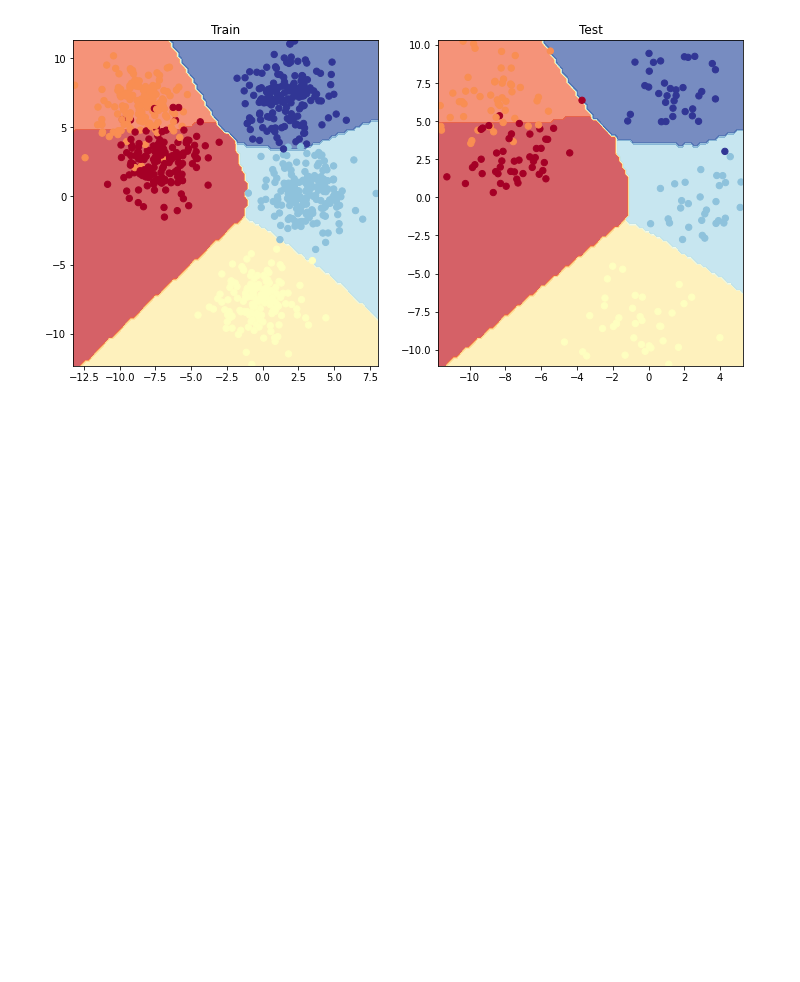
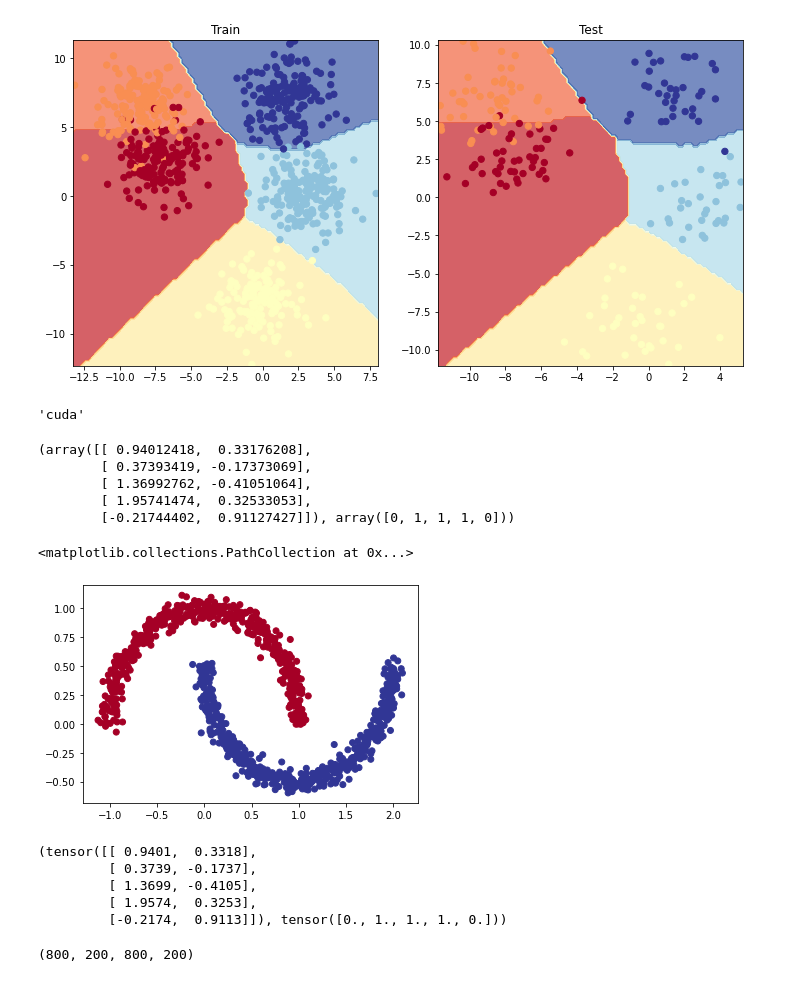
Before and after one commit to daspartho/learn-pytorch, a Jupyter notebook: classification.ipynb, the cells around one changed output. Saved outputs shown, nothing was run; the diff lists cells and outputs as text; code cells hidden in the pictures; blank space fills up the shorter version.

```diff
--- a/classification.ipynb
+++ b/classification.ipynb
@@ -316,3 +316,46 @@ plt.title("Test")
 plot_decision_boundary(blob_model, X_test, y_test)
 # %% [output]
 [figure]
+# %%
+import torch
+
+device = "cuda" if torch.cuda.is_available() else "cpu"
+device
+# %% [output]
+'cuda'
+# %%
+from sklearn.datasets import make_moons
+
+X, y = make_moons(1000, noise=0.05)
+X[:5], y[:5]
+# %% [output]
+(array([[ 0.94012418,  0.33176208],
+        [ 0.37393419, -0.17373069],
+        [ 1.36992762, -0.41051064],
+        [ 1.95741474,  0.32533053],
+        [-0.21744402,  0.91127427]]), array([0, 1, 1, 1, 0]))
+# %%
+import matplotlib.pyplot as plt
+
+plt.scatter(X[:,0], X[:,1], c=y, cmap=plt.cm.RdYlBu)
+# %% [output]
+<matplotlib.collections.PathCollection at 0x...>
+[figure, added]
+# %%
+X = torch.from_numpy(X).type(torch.float)
+y = torch.from_numpy(y).type(torch.float)
+X[:5], y[:5]
+# %% [output]
+(tensor([[ 0.9401,  0.3318],
+         [ 0.3739, -0.1737],
+         [ 1.3699, -0.4105],
+         [ 1.9574,  0.3253],
+         [-0.2174,  0.9113]]), tensor([0., 1., 1., 1., 0.]))
+# %%
+from sklearn.model_selection import train_test_split
+
+X_train, X_test, y_train, y_test = train_test_split(X, y, test_size=0.2)
+
+len(X_train), len(X_test), len(y_train), len(y_test)
+# %% [output]
+(800, 200, 800, 200)
```
Also changed, not shown: parts of 6 cells of this notebook.
